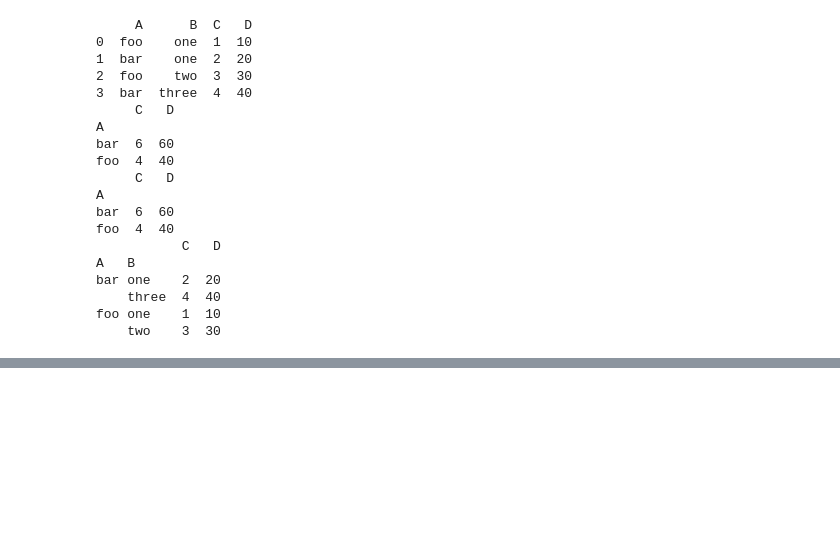
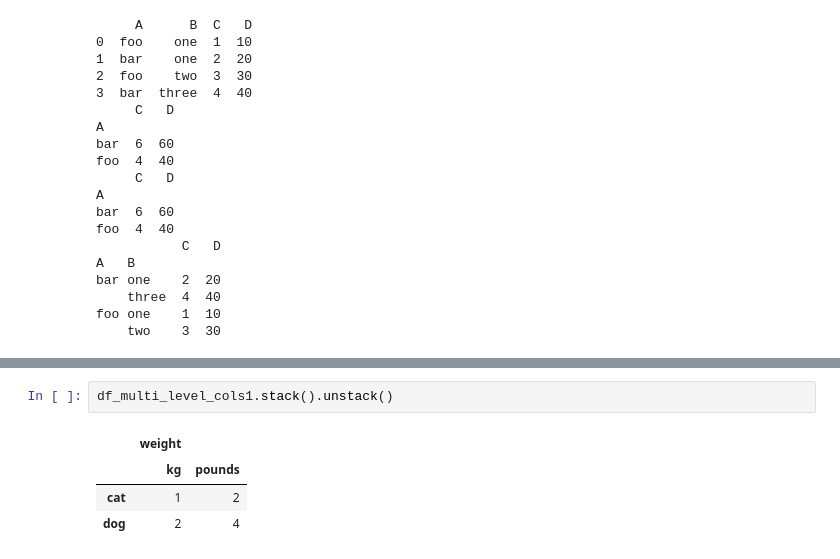
Before and after one commit to potatowedges555/DataScience, a Jupyter notebook: test.ipynb, the cells around one changed output, grey strips where cells are left out. Drawn from its saved outputs; the diff is of its cells as text; blank space fills up the shorter version.

```diff
--- a/test.ipynb
+++ b/test.ipynb
@@ -975,0 +1007,7 @@ foo one    1  10
+# %%
+df_multi_level_cols1.stack().unstack()
+# %% [output]
+|  | weight |  |
+|  | kg | pounds |
+| cat | 1 | 2 |
+| dog | 2 | 4 |
```
Also changed, not shown: parts of 9 cells of this notebook, 1 other file.
